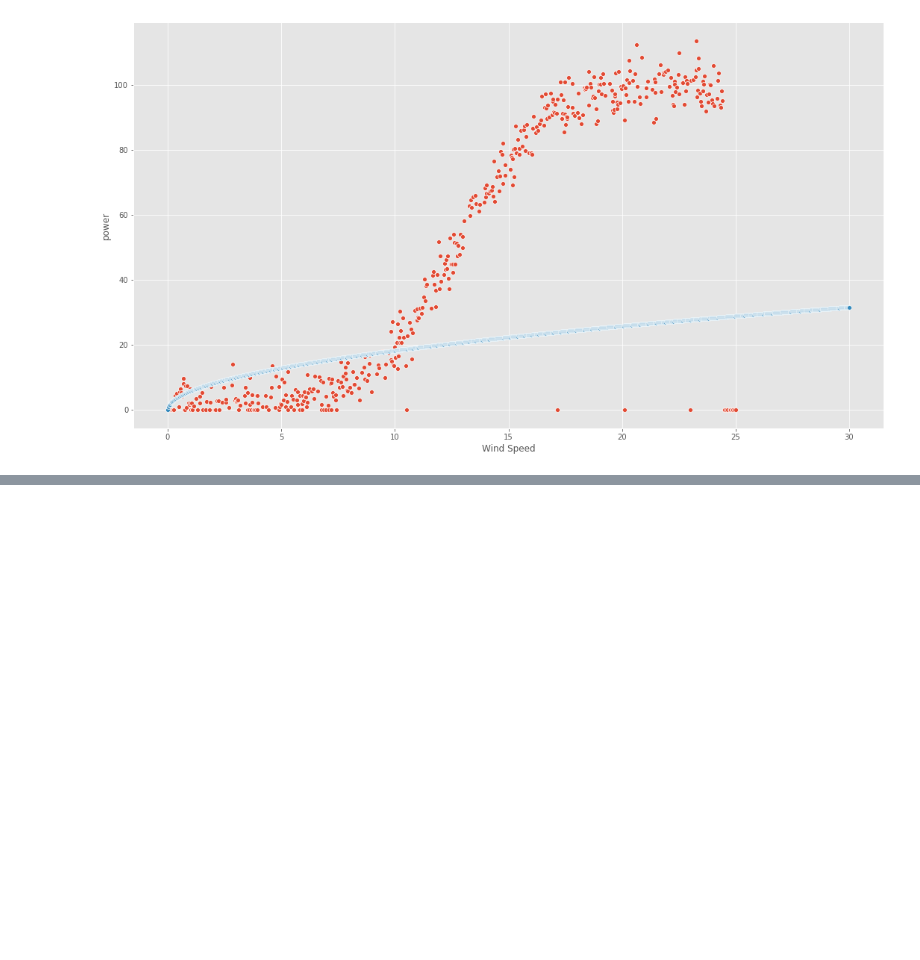
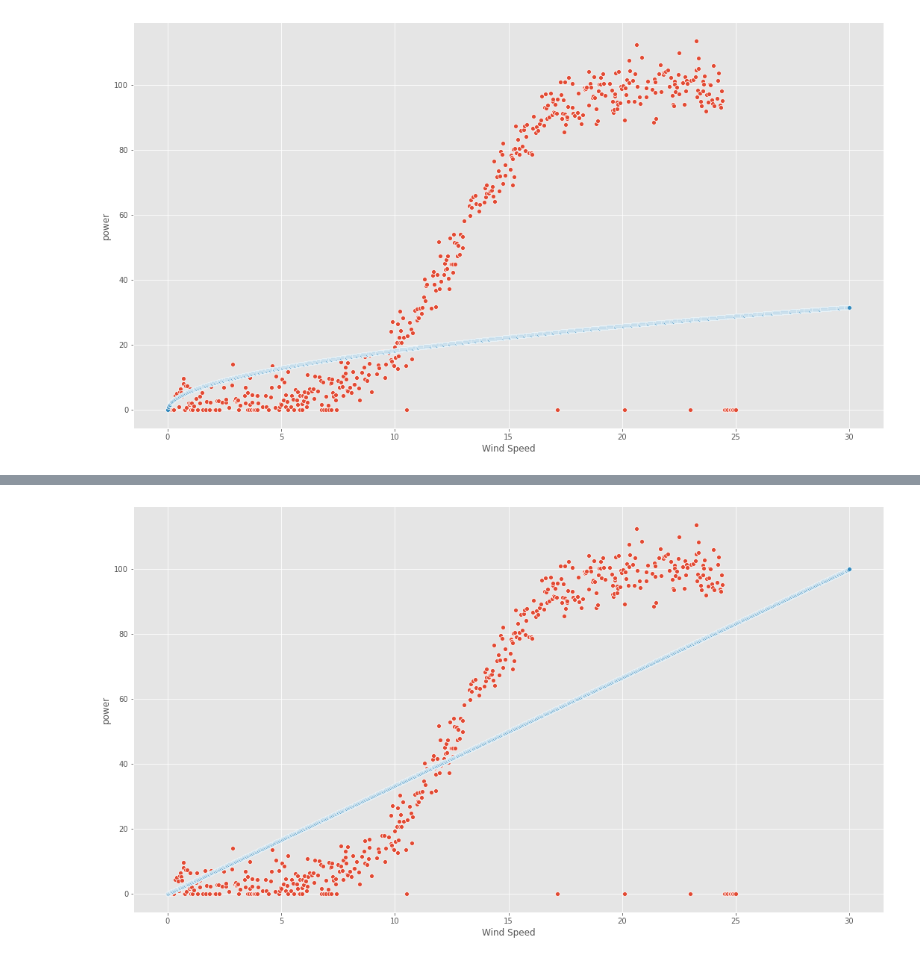
Before and after one commit to Crash-Bandicode/Project_FODA, a Jupyter notebook: Project_FODA.ipynb, the cells around one changed output, grey strips where cells are left out. Saved outputs shown, nothing was run; the diff lists cells and outputs as text; code cells hidden in the pictures; blank space fills up the shorter version.

```diff
--- a/Project_FODA.ipynb
+++ b/Project_FODA.ipynb
@@ -305,0 +332,14 @@ sns.scatterplot(data=dfx, x='Wind Speed', y=P_Sqrt);
+# %%
+# Define parameters: vestas V80
+a, m, n, t = 2011.1, 2.6650, 622.922, 1.40900
+
+u = np.linspace(0.0, 30.0, 1000)
+
+# Express above equation in python:
+P_u = a * (1.0 + m * np.exp(-u / t)) / (1.0 + n * np.exp(-u / t))
+
+# Visualise both: try dividing by 20 since max output is 20 times higher.
+sns.scatterplot(data=df, x='speed', y='power');
+sns.scatterplot(data=dfx, x='Wind Speed', y=Div20);
+# %% [output]
+[figure, added]
```
Also changed, not shown: parts of 17 cells of this notebook.
